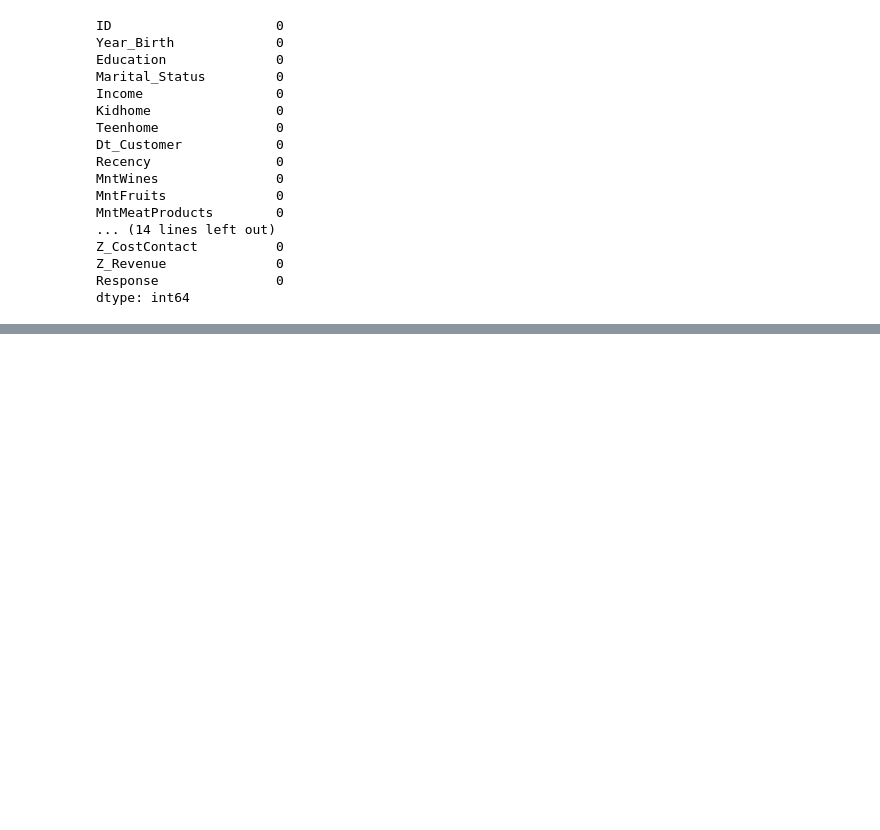
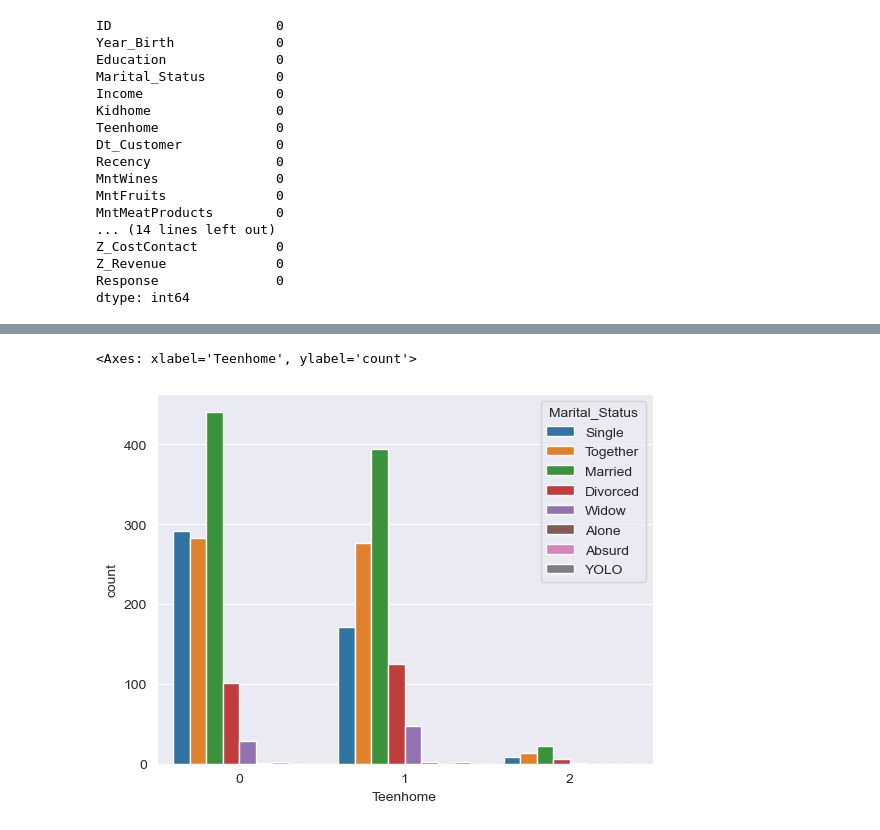
Before and after one commit to emmanuelaraba/customer-classification, a Jupyter notebook: customer-classification.ipynb, the cells around one changed output, grey strips where cells are left out. Cells and saved outputs as stored; diff of their text form; code cells hidden in the pictures; blank space fills up the shorter version.

```diff
--- a/customer-classification.ipynb
+++ b/customer-classification.ipynb
@@ -115,0 +159,6 @@ dtype: int64
+# %%
+# and the same for the amount of teenagers in the home
+sns.countplot(data=df, x='Teenhome', hue='Marital_Status')
+# %% [output]
+<Axes: xlabel='Teenhome', ylabel='count'>
+[figure, added]
```
Also changed, not shown: parts of 20 cells of this notebook.
